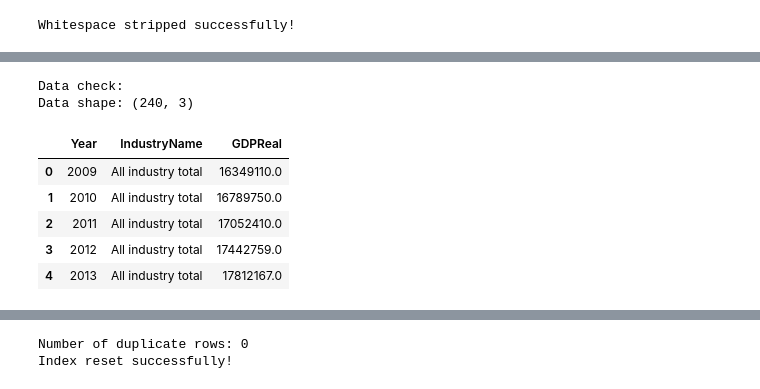
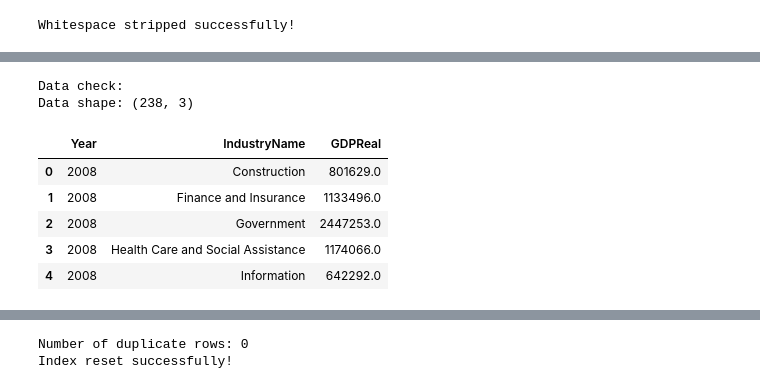
Before and after one commit to bgizzle78/nf-insights-project, a Jupyter notebook: notebooks/bea_sagdp9_us_data_cleaning.ipynb, the cells around one changed output, grey strips where cells are left out. Cells and saved outputs as stored; diff of their text form; code cells hidden in the pictures.

```diff
--- a/notebooks/bea_sagdp9_us_data_cleaning.ipynb
+++ b/notebooks/bea_sagdp9_us_data_cleaning.ipynb
@@ -55,7 +55,7 @@ Index(['GeoFIPS', 'GeoName', 'Region', 'TableName', 'LineCode',
       dtype='object')
 # %%
 # Drop unnecessary columns
-years = [str(y) for y in range(2009, 2025)]
+years = [str(y) for y in range(2008, 2025)]
 
 sagdp9us_df = sagdp9us_df[['GeoName', 'LineCode', 'IndustryClassification', 'Description', 'Unit'] + years]
 
@@ -98,7 +98,7 @@ Data shape: (92, 21)
 id_vars = ['GeoName', 'LineCode', 'IndustryClassification', 'Description', 'Unit']
 
 # Columns to turn into rows
-value_vars = [str(y) for y in range(2009, 2025)]
+value_vars = [str(y) for y in range(2008, 2025)]
 
 sagdp9us_long = pd.melt(
     sagdp9us_df,
@@ -132,10 +132,10 @@ memory usage: 80.6+ KB
 None
 # %%
 # Convert LineCode from float64 to int
-sagdp9us_long['LineCode'] = sagdp9us_long['LineCode'].astype(int)
+sagdp9us_long['LineCode'] = sagdp9us_long['LineCode'].astype('Int64')
 
 # Convert Year from object to int
-sagdp9us_long['Year'] = sagdp9us_long['Year'].astype(int)
+sagdp9us_long['Year'] = sagdp9us_long['Year'].astype('Int64')
 
 print('Data types converted successfully!')
 
@@ -365,36 +351,40 @@ Unmapped BEA industries (if any): ['Private industries' 'Agriculture, forestry,
 # %%
-# Pull out All industry total and Private industries
+# Pull out All industry total for reference
 totals = sagdp9us_long[
-    sagdp9us_long['Description'].isin(['All industry total', 'Private industries'])
-][['Year', 'Description', 'GDPReal']]
+    sagdp9us_long['Description'] == 'All industry total'
+][['Year', 'Description', 'GDPReal']].copy()
 
-# Aggregate totals by adding subsectors
-subsectors = sagdp9us_long.dropna(subset=['IndustryName'])
+# Rename for consistency
+totals.rename(columns={'Description': 'IndustryName'}, inplace=True)
 
+# Remove All industry total from subsectors before grouping
+subsectors = sagdp9us_long[sagdp9us_long['Description'] != 'All industry total'].copy()
+subsectors = subsectors.dropna(subset=['IndustryName'])
+
+# Sum subsectors by year and mapped industry
 grouped = subsectors.groupby(
     ['Year', 'IndustryName'],
     as_index=False
 )['GDPReal'].sum()
 
-# Rename totals column to match structure of grouped
-totals = totals.rename(columns={'Description': 'IndustryName'})
-
-# Concatenate totals and grouped
-sagdp9us_grouped = pd.concat([totals, grouped], ignore_index=True)
+# Add Total Nonfarm to grouped table
+total_nonfarm = totals.copy()
+total_nonfarm['IndustryName'] = 'Total Nonfarm'
+sagdp9us_grouped = pd.concat([grouped, total_nonfarm[['Year','IndustryName','GDPReal']]], ignore_index=True)
 
 # Data check
 print('Data check:')
 print('Data shape:', sagdp9us_grouped.shape)
 sagdp9us_grouped.head()
 # %% [output]
 Data check:
-Data shape: (240, 3)
+Data shape: (238, 3)
 |  | Year | IndustryName | GDPReal |
-| 0 | 2009 | All industry total | 16349110.0 |
-| 1 | 2010 | All industry total | 16789750.0 |
-| 2 | 2011 | All industry total | 17052410.0 |
-| 3 | 2012 | All industry total | 17442759.0 |
-| 4 | 2013 | All industry total | 17812167.0 |
+| 0 | 2008 | Construction | 801629.0 |
+| 1 | 2008 | Finance and Insurance | 1133496.0 |
+| 2 | 2008 | Government | 2447253.0 |
+| 3 | 2008 | Health Care and Social Assistance | 1174066.0 |
+| 4 | 2008 | Information | 642292.0 |
 # %%
 # Round gdp values
 sagdp9us_grouped['GDPReal'] = sagdp9us_grouped['GDPReal'].round(1)
```
Also changed, not shown: parts of 19 cells of this notebook, 7 other files.
